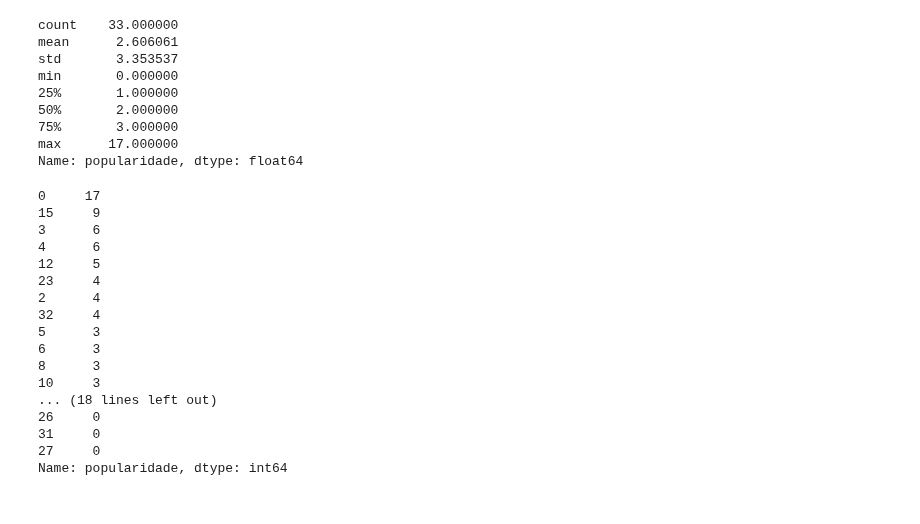
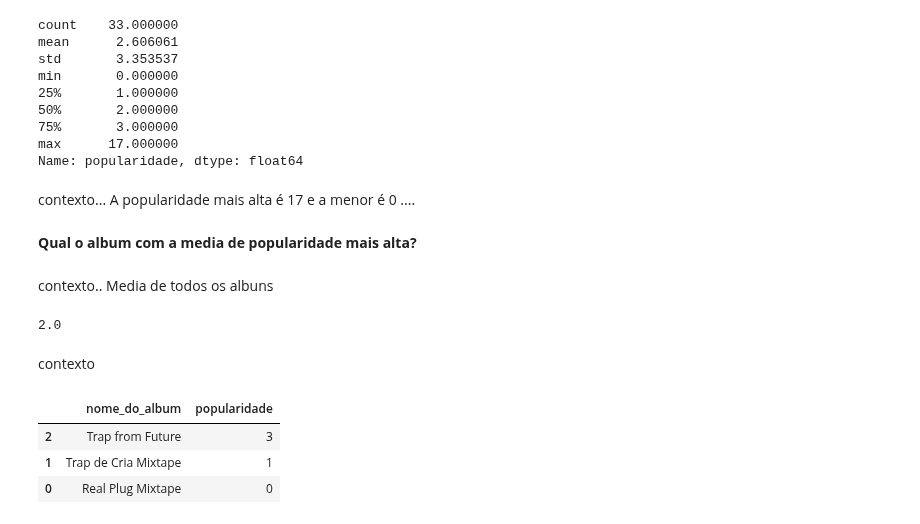
Before and after one commit to luislauriano/Data_Science, a Jupyter notebook: Projeto_construcao.ipynb, the cells around one changed output. Cells and saved outputs as stored; diff of their text form; code cells hidden in the pictures.

```diff
--- a/Projeto_construcao.ipynb
+++ b/Projeto_construcao.ipynb
@@ -634,23 +634,22 @@ min       0.000000
 75%       3.000000
 max      17.000000
 Name: popularidade, dtype: float64
+# %% [markdown]
+contexto... A popularidade mais alta é 17 e a menor é 0 ....
+# %% [markdown]
+**Qual o album com a media de popularidade mais alta?**
+# %% [markdown]
+contexto.. Media de todos os albuns
+# %%
+df['popularidade'].median()
+# %% [output]
+2.0
+# %% [markdown]
+contexto
 # %%
-df['popularidade'].sort_values(ascending=False)
+df.groupby('nome_do_album')['popularidade'].median().reset_index().sort_values(ascending=False, by='popularidade')
 # %% [output]
-0     17
-15     9
-3      6
-4      6
-12     5
-23     4
-2      4
-32     4
-5      3
-6      3
-8      3
-10     3
-... (18 lines left out)
-26     0
-31     0
-27     0
-Name: popularidade, dtype: int64
+|  | nome_do_album | popularidade |
+| 2 | Trap from Future | 3 |
+| 1 | Trap de Cria Mixtape | 1 |
+| 0 | Real Plug Mixtape | 0 |
```
Also changed, not shown: parts of 16 cells of this notebook.
